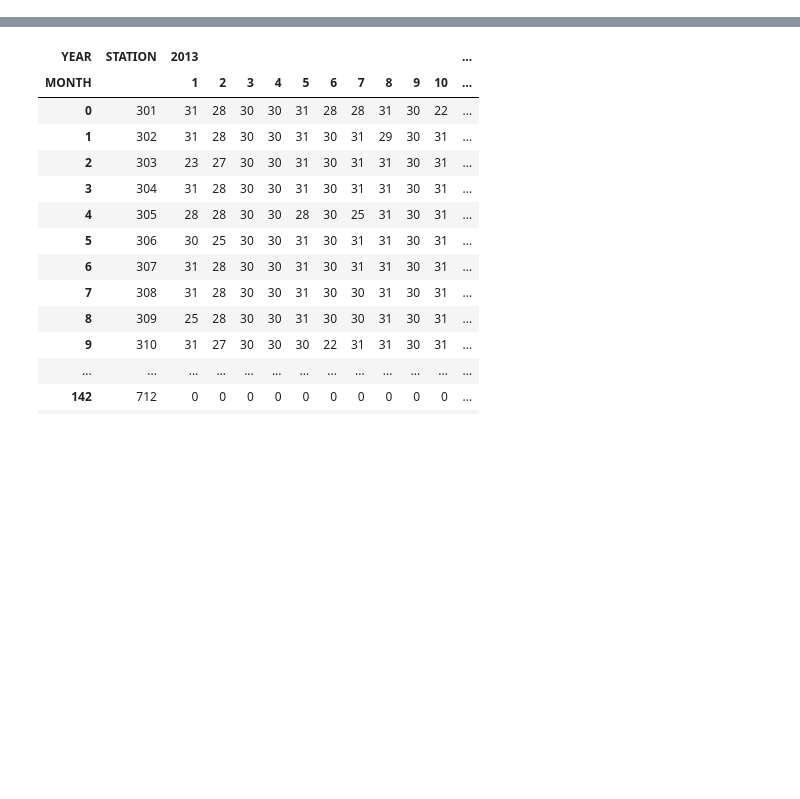
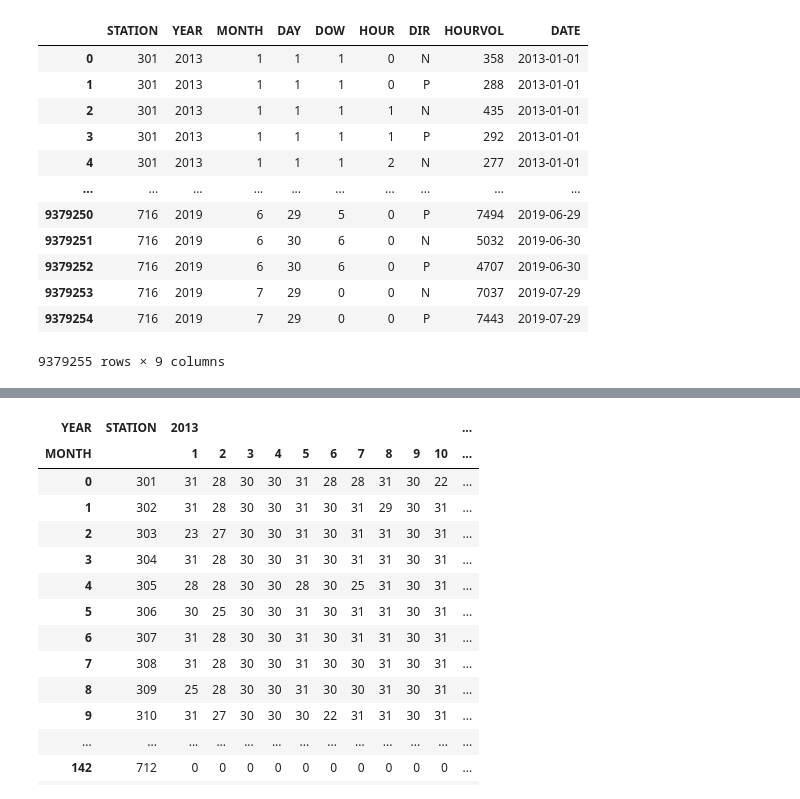
Before and after one commit to WFRCAnalytics/DEMO-Jupyter-Notebook-CCS-Data, a Jupyter notebook: 1_Summarize-Data.ipynb, the cells around one changed output, grey strips where cells are left out. Drawn from its saved outputs; the diff is of its cells as text; code cells hidden in the pictures; blank space fills up the shorter version.

```diff
--- a/1_Summarize-Data.ipynb
+++ b/1_Summarize-Data.ipynb
@@ -94,0 +41,17 @@ dtype: object
+# %%
+dfCCS['DATE'] = pd.to_datetime(dict(year=dfCCS.YEAR, month=dfCCS.MONTH, day=dfCCS.DAY))
+dfCCS
+# %% [output]
+|  | STATION | YEAR | MONTH | DAY | DOW | HOUR | DIR | HOURVOL | DATE |
+| 0 | 301 | 2013 | 1 | 1 | 1 | 0 | N | 358 | 2013-01-01 |
+| 1 | 301 | 2013 | 1 | 1 | 1 | 0 | P | 288 | 2013-01-01 |
+| 2 | 301 | 2013 | 1 | 1 | 1 | 1 | N | 435 | 2013-01-01 |
+| 3 | 301 | 2013 | 1 | 1 | 1 | 1 | P | 292 | 2013-01-01 |
+| 4 | 301 | 2013 | 1 | 1 | 1 | 2 | N | 277 | 2013-01-01 |
+| ... | ... | ... | ... | ... | ... | ... | ... | ... | ... |
+| 9379250 | 716 | 2019 | 6 | 29 | 5 | 0 | P | 7494 | 2019-06-29 |
+| 9379251 | 716 | 2019 | 6 | 30 | 6 | 0 | N | 5032 | 2019-06-30 |
+| 9379252 | 716 | 2019 | 6 | 30 | 6 | 0 | P | 4707 | 2019-06-30 |
+| 9379253 | 716 | 2019 | 7 | 29 | 0 | 0 | N | 7037 | 2019-07-29 |
+| 9379254 | 716 | 2019 | 7 | 29 | 0 | 0 | P | 7443 | 2019-07-29 |
+9379255 rows × 9 columns
```
Also changed, not shown: parts of 20 cells of this notebook.
